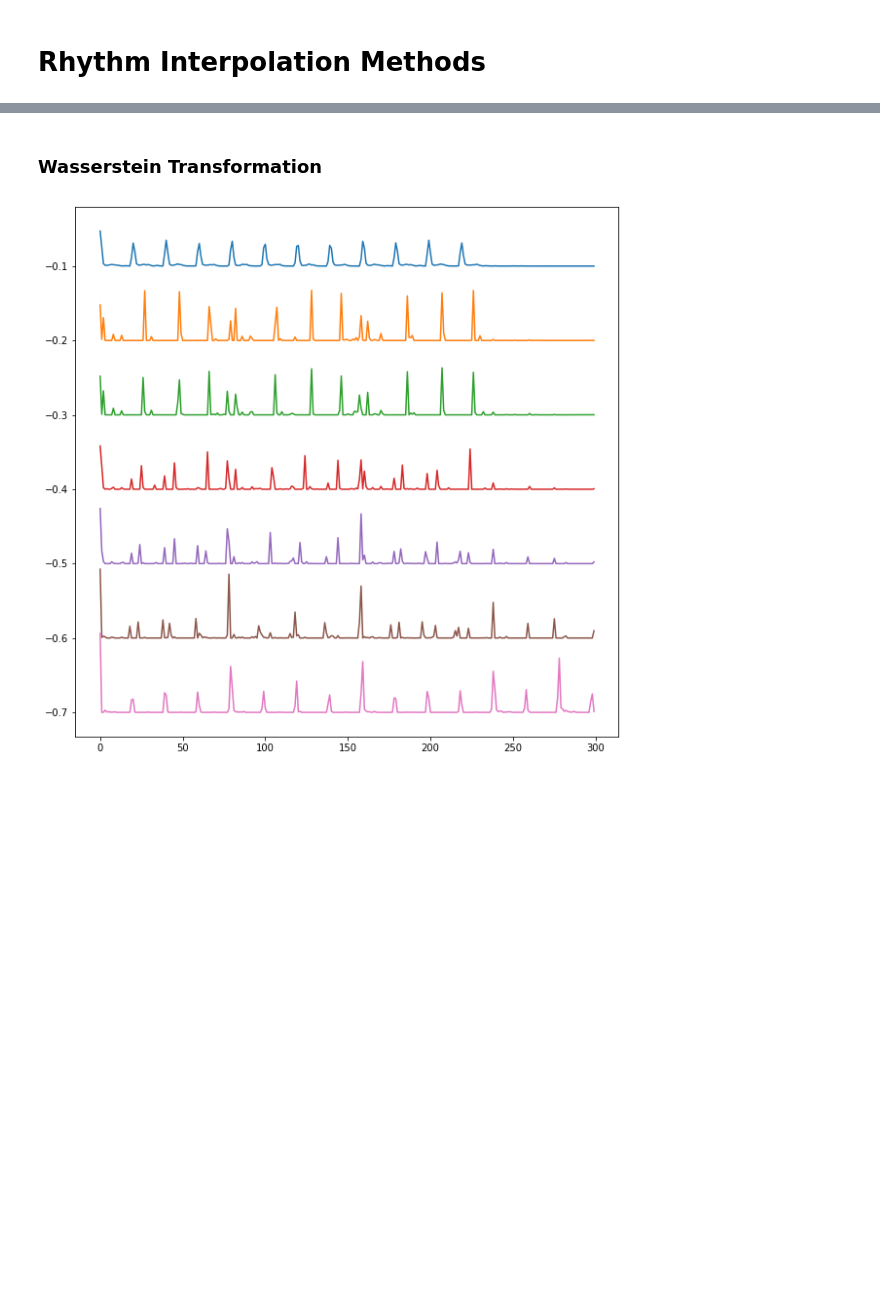
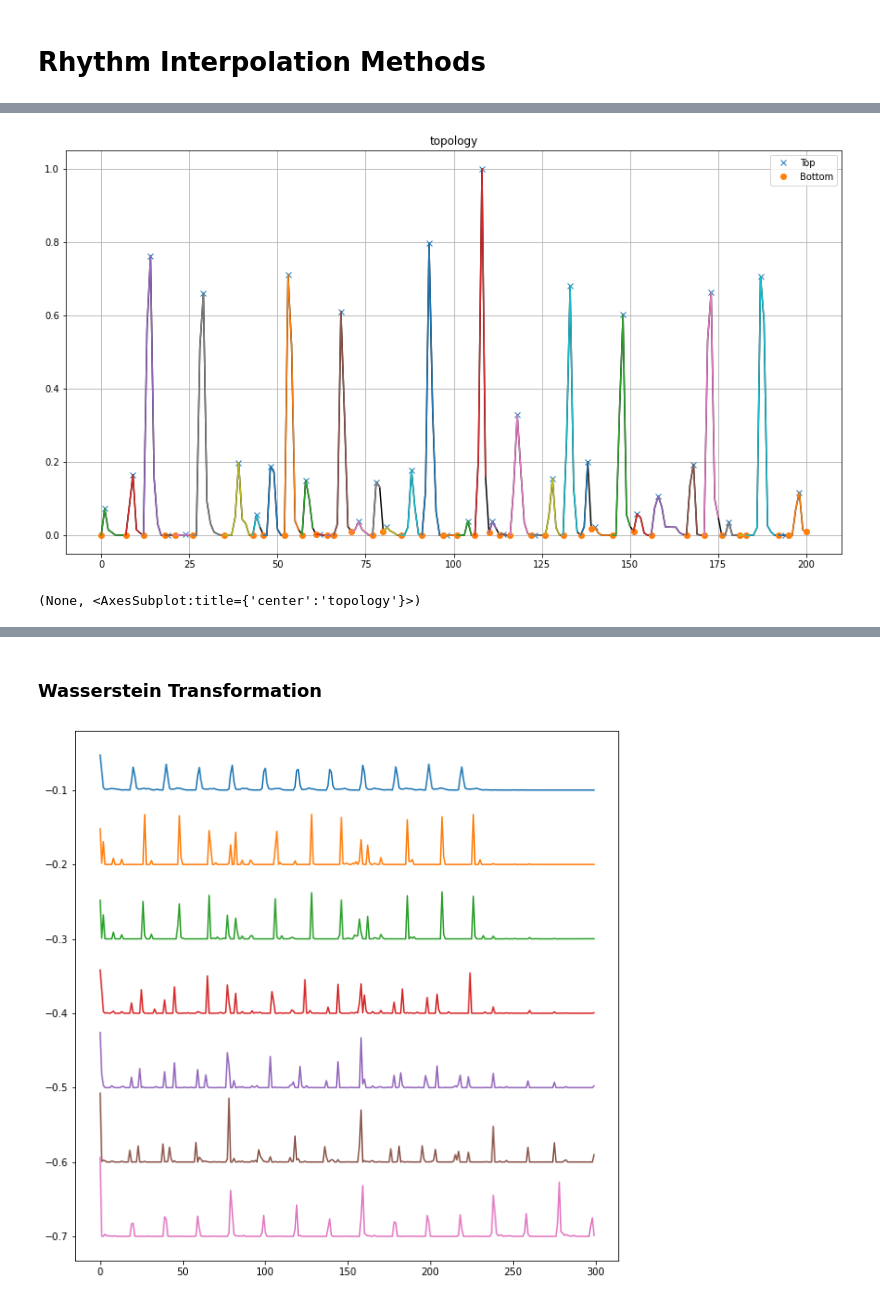
Before and after one commit to al165/style-bender-dev, a Jupyter notebook: 01 Rhythm Interpolation Methods.ipynb, the cells around one changed output, grey strips where cells are left out. Cells and saved outputs as stored; diff of their text form; code cells hidden in the pictures; blank space fills up the shorter version.

```diff
--- a/01 Rhythm Interpolation Methods.ipynb
+++ b/01 Rhythm Interpolation Methods.ipynb
@@ -22,0 +46,5 @@ warnings.simplefilter("ignore")
+# %%
+act = src[2, :200]
+act /= act.max()
+peaks, peaks_info = find_peaks(np.insert(act, 0, 0), distance=2, prominence=0.05)
+peaks -= 1
@@ -22,0 +53,2 @@ warnings.simplefilter("ignore")
+# %%
+fp = findpeaks(lookahead=3, method='topology', verbose=0)
@@ -22,0 +86,5 @@ warnings.simplefilter("ignore")
+# %%
+fp.plot()
+# %% [output]
+[figure, added]
+(None, <AxesSubplot:title={'center':'topology'}>)
```
Also changed, not shown: parts of 26 cells of this notebook, 12 other files.
